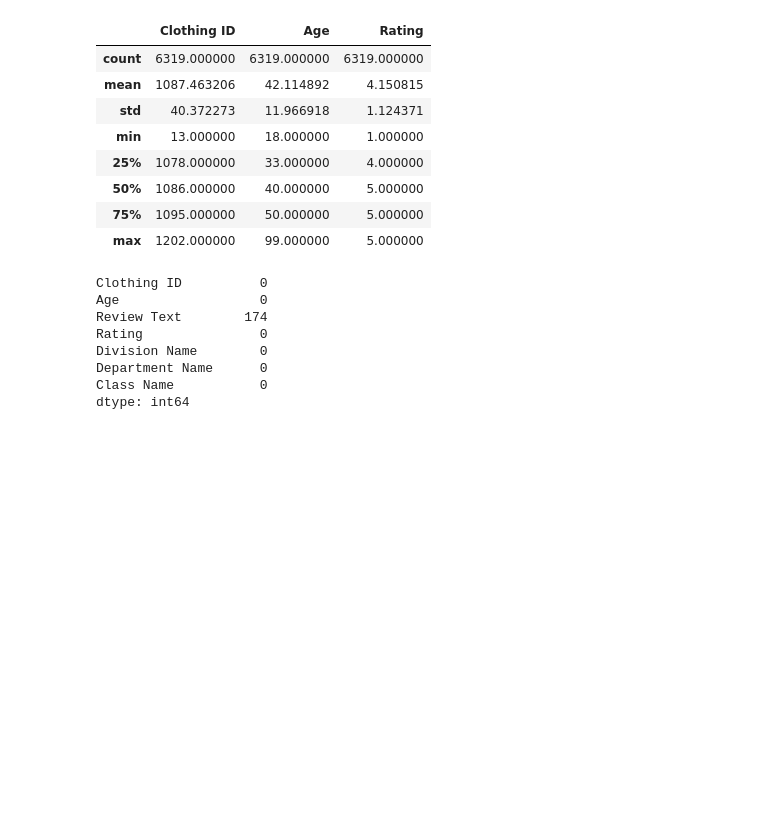
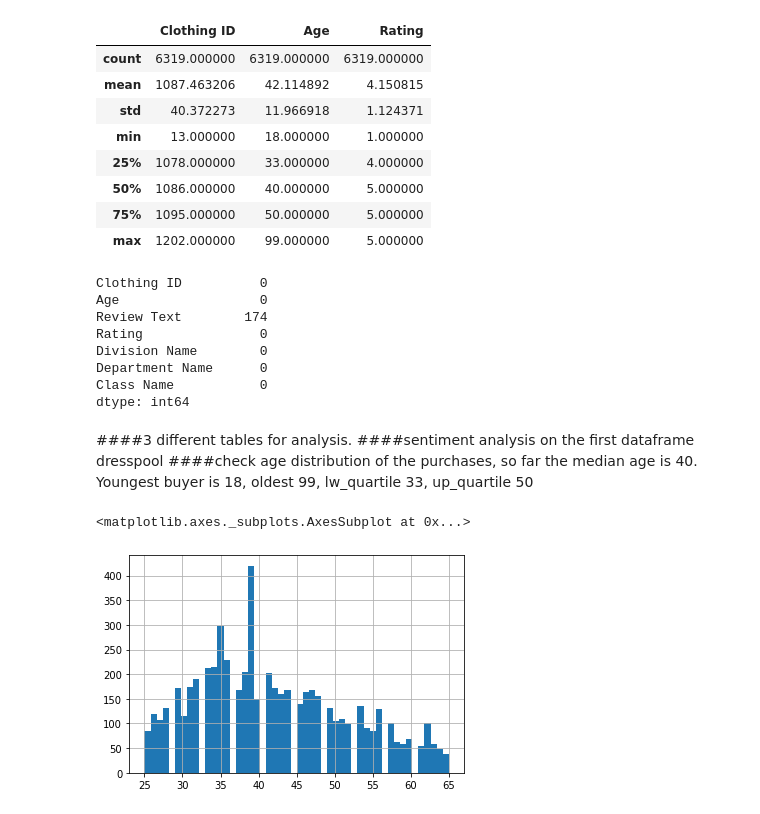
Before and after one commit to odawo/FASHION101, a Jupyter notebook: E-COMMERCE_REVIEW.ipynb, the cells around one changed output. Cells and saved outputs as stored; diff of their text form; code cells hidden in the pictures; blank space fills up the shorter version.

```diff
--- a/E-COMMERCE_REVIEW.ipynb
+++ b/E-COMMERCE_REVIEW.ipynb
@@ -130,3 +157,13 @@ Division Name        0
 Department Name      0
 Class Name           0
 dtype: int64
+# %% [markdown]
+####3 different tables for analysis.
+####sentiment analysis on the first dataframe dresspool
+####check age distribution of the purchases, so far the median age is 40. Youngest buyer is 18, oldest 99, lw_quartile 33, up_quartile 50
+# %%
+#age distribution
+df_dresspool['Age'].hist(bins=50) #3,5,10
+# %% [output]
+<matplotlib.axes._subplots.AxesSubplot at 0x...>
+[figure, added]
```
Also changed, not shown: parts of 46 cells of this notebook, 4 other files.
